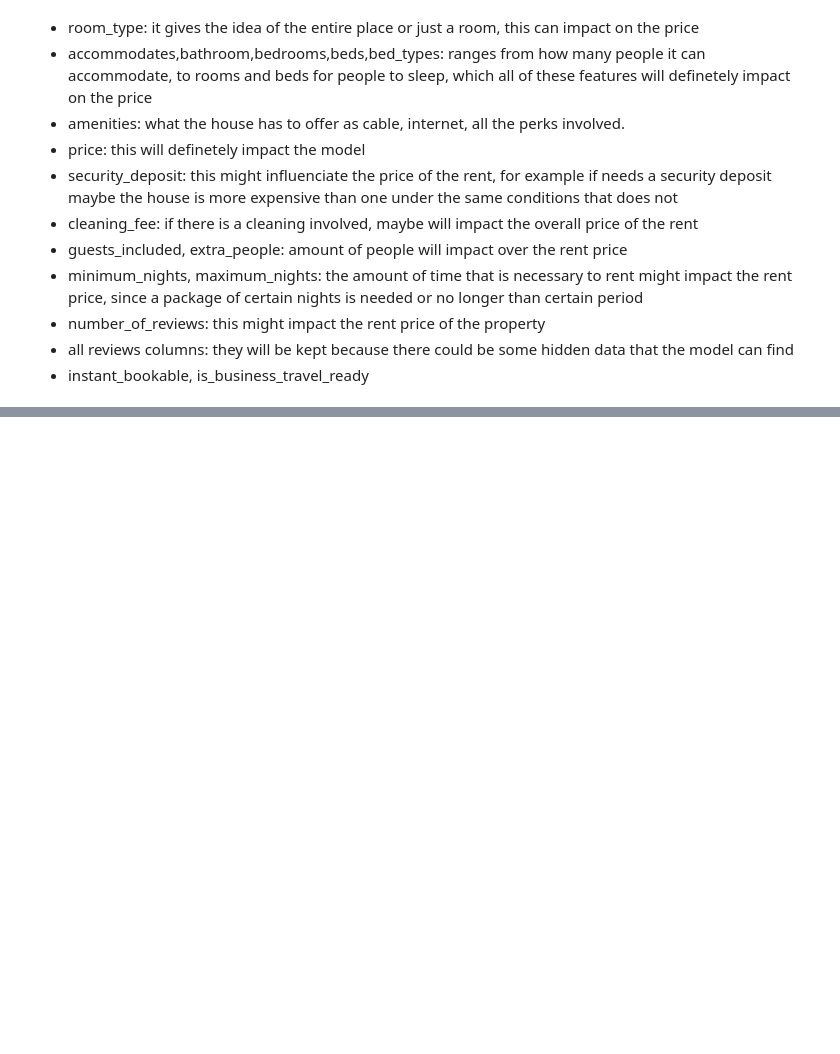
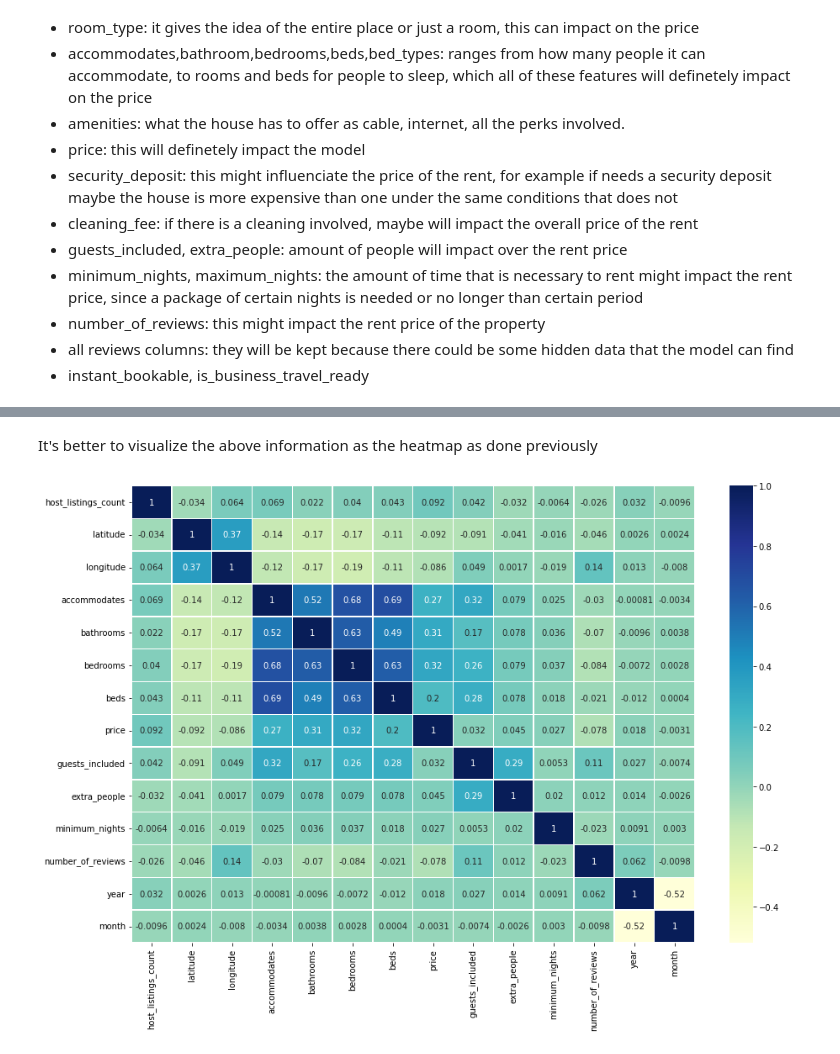
Before and after one commit to luizgmattos/Machine-Learning, a Jupyter notebook: Airbnb_Project_Rio/Airbnb_RioDeJaneiro_2018_2020.ipynb, the cells around one changed output, grey strips where cells are left out. Saved outputs shown, nothing was run; the diff lists cells and outputs as text; code cells hidden in the pictures; blank space fills up the shorter version.

```diff
--- a/Airbnb_Project_Rio/Airbnb_RioDeJaneiro_2018_2020.ipynb
+++ b/Airbnb_Project_Rio/Airbnb_RioDeJaneiro_2018_2020.ipynb
@@ -133,0 +153,2 @@ Columns kept:
+# %%
+df_airbnb = df_airbnb.loc[:,columns]
@@ -133,0 +201,6 @@ Columns kept:
+# %%
+for column in df_airbnb:
+    if df_airbnb[column].isnull().sum() > 300000:
+        df_airbnb = df_airbnb.drop(column,axis=1)
+
+df_airbnb
@@ -133,0 +245,3 @@ Columns kept:
+# %%
+df_airbnb = df_airbnb.dropna()
+df_airbnb
@@ -133,0 +338,12 @@ Columns kept:
+# %%
+### Price
+df_airbnb['price'] = df_airbnb['price'].str.replace('$','')
+df_airbnb['price'] = df_airbnb['price'].str.replace(',','')
+df_airbnb['price'] = df_airbnb['price'].astype(np.float32, copy=False)
+
+### Extra People
+df_airbnb['extra_people'] = df_airbnb['extra_people'].str.replace('$','')
+df_airbnb['extra_people'] = df_airbnb['extra_people'].str.replace(',','')
+df_airbnb['extra_people'] = df_airbnb['extra_people'].astype(np.float32, copy=False)
+
+df_airbnb.dtypes
@@ -133,0 +407,8 @@ Columns kept:
+# %% [markdown]
+It's better to visualize the above information as the heatmap as done previously
+# %%
+correlation_matrix = df_airbnb.corr()
+fig, ax = plt.subplots(figsize=(15,10))
+ax = sns.heatmap(correlation_matrix, linewidths=0.5, annot=True,cmap="YlGnBu");
+# %% [output]
+[figure, added]
```
Also changed, not shown: parts of 33 cells of this notebook, 4 other files.
